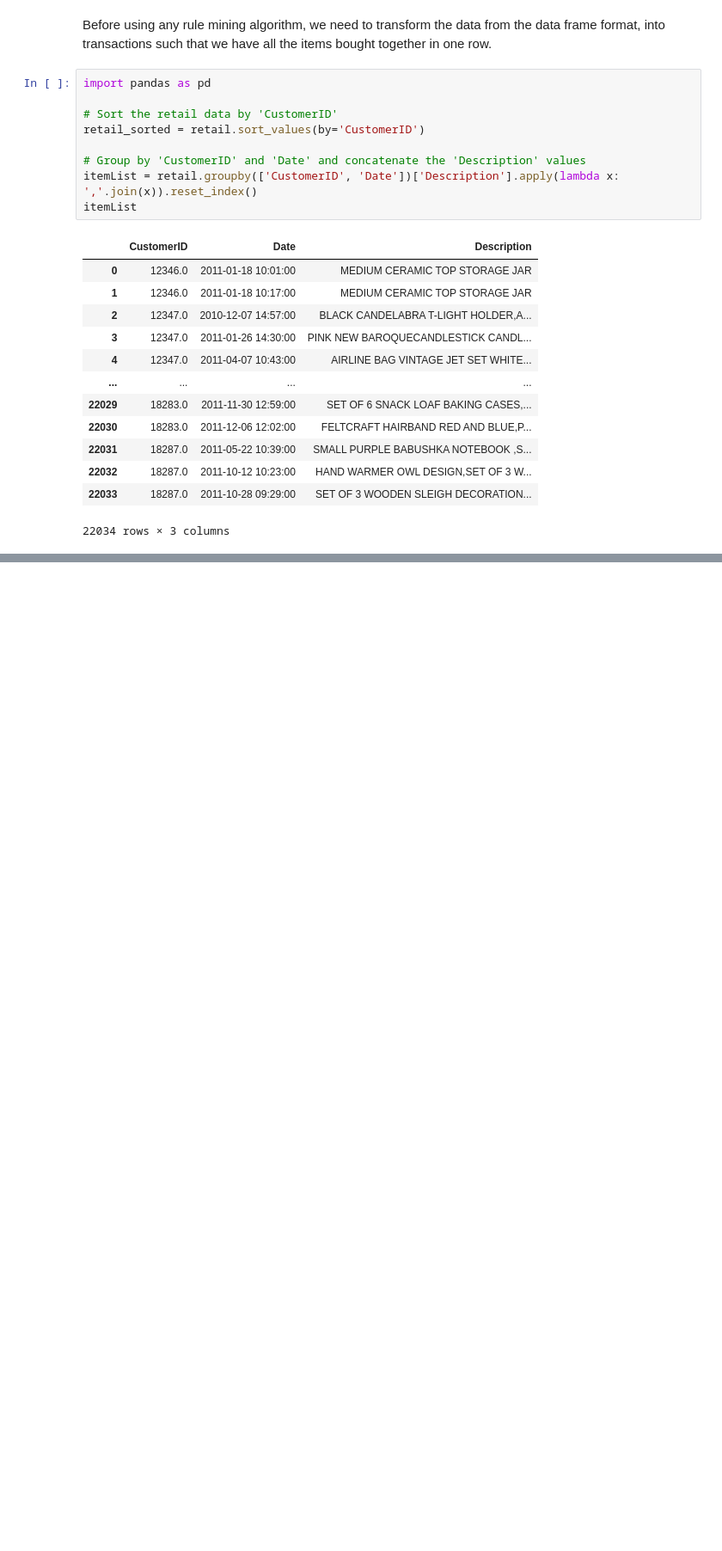
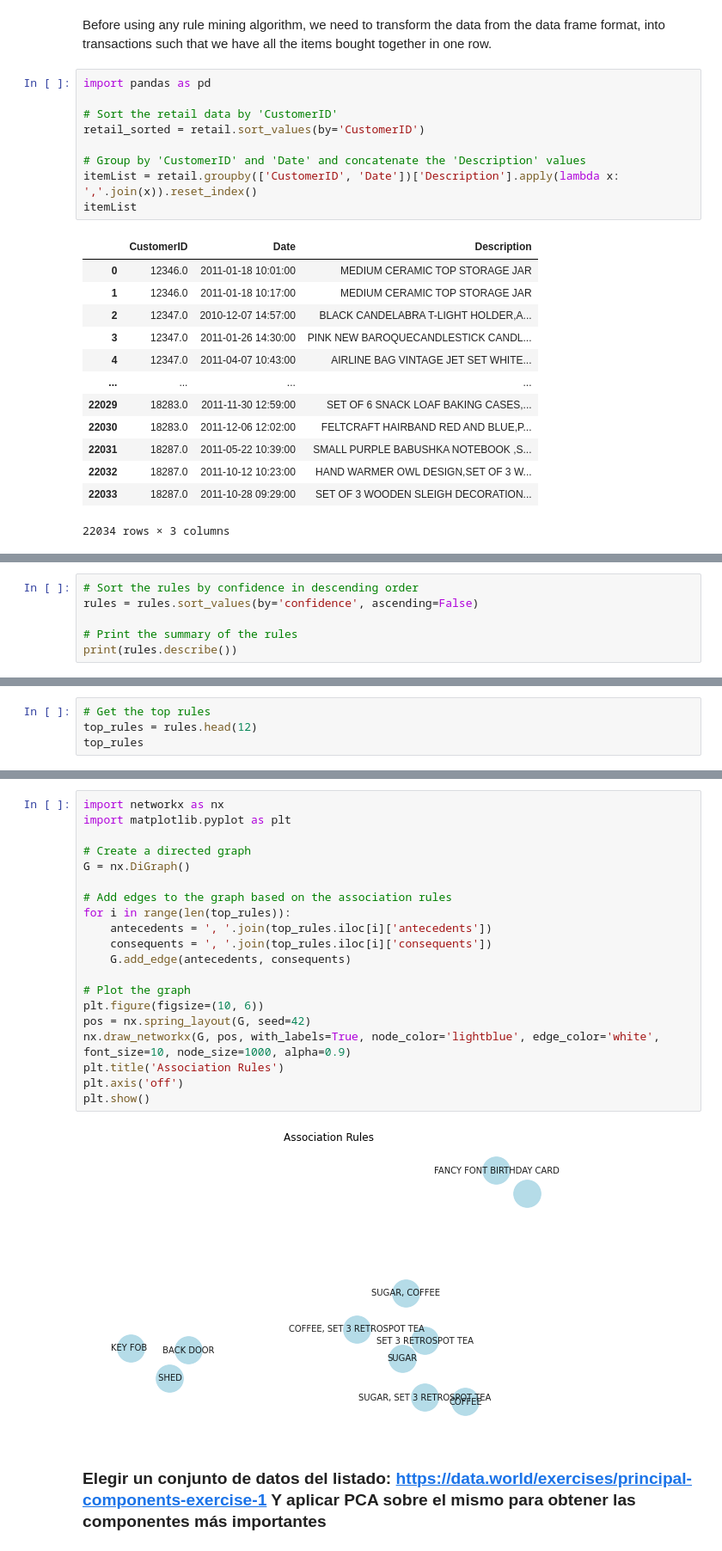
Before and after one commit to Sergio-Ibarra-1795/Diplomado_UNAM_DC_Full_gitHub, a Jupyter notebook: Modulo7_Aprendizaje_NO_supervisado/Modulo7_Practica2.ipynb, the cells around one changed output, grey strips where cells are left out. Shown at 86% size. Cells and saved outputs as stored; diff of their text form; blank space fills up the shorter version.

```diff
--- a/Modulo7_Aprendizaje_NO_supervisado/Modulo7_Practica2.ipynb
+++ b/Modulo7_Aprendizaje_NO_supervisado/Modulo7_Practica2.ipynb
@@ -189,0 +246,6 @@ itemList
+# %%
+# Sort the rules by confidence in descending order
+rules = rules.sort_values(by='confidence', ascending=False)
+
+# Print the summary of the rules
+print(rules.describe())
@@ -189,0 +304,4 @@ itemList
+# %%
+# Get the top rules
+top_rules = rules.head(12)
+top_rules
@@ -189,0 +322,24 @@ itemList
+# %%
+import networkx as nx
+import matplotlib.pyplot as plt
+
+# Create a directed graph
+G = nx.DiGraph()
+
+# Add edges to the graph based on the association rules
+for i in range(len(top_rules)):
+    antecedents = ', '.join(top_rules.iloc[i]['antecedents'])
+    consequents = ', '.join(top_rules.iloc[i]['consequents'])
+    G.add_edge(antecedents, consequents)
+
+# Plot the graph
+plt.figure(figsize=(10, 6))
+pos = nx.spring_layout(G, seed=42)
+nx.draw_networkx(G, pos, with_labels=True, node_color='lightblue', edge_color='white', font_size=10, node_size=1000, alpha=0.9)
+plt.title('Association Rules')
+plt.axis('off')
+plt.show()
+# %% [output]
+[figure, added]
+# %% [markdown]
+### Elegir un conjunto de datos del listado: https://data.world/exercises/principal-components-exercise-1 Y aplicar PCA sobre el mismo para obtener las componentes más importantes
```
Also changed, not shown: parts of 31 cells of this notebook, 2 other files.
